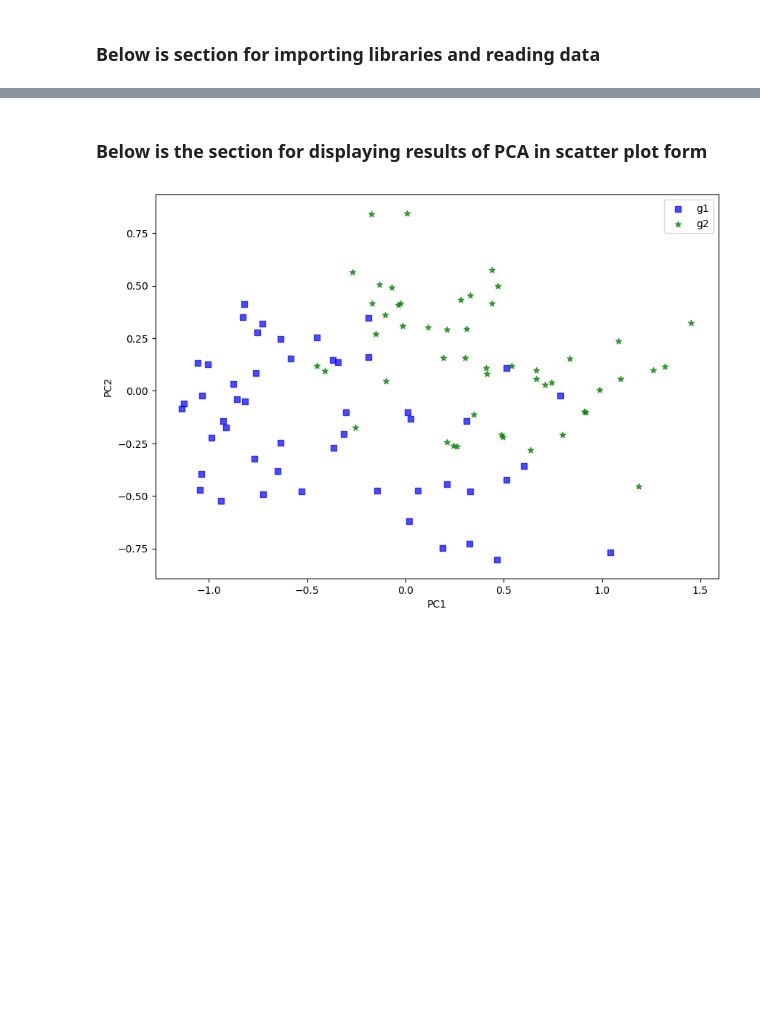
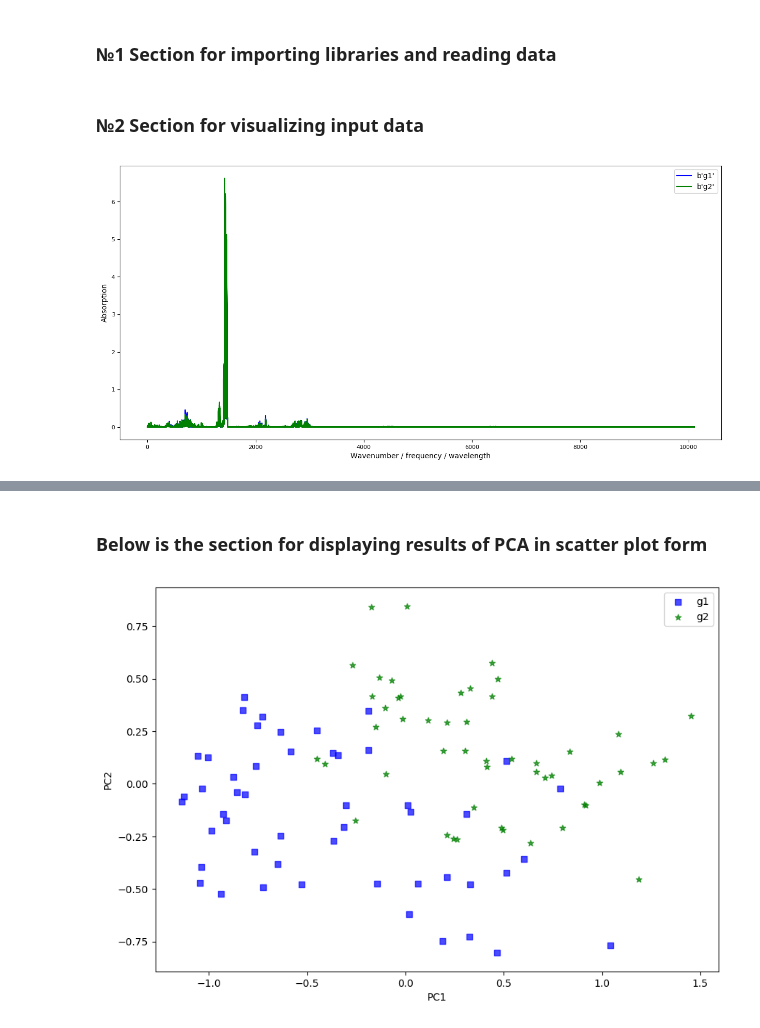
Before and after one commit to thevvp/monograph_test, a Jupyter notebook: PCA_notebook.ipynb, the cells around one changed output, grey strips where cells are left out. Saved outputs shown, nothing was run; the diff lists cells and outputs as text; code cells hidden in the pictures; blank space fills up the shorter version.

```diff
--- a/PCA_notebook.ipynb
+++ b/PCA_notebook.ipynb
@@ -1,3 +1,3 @@
 # %% [markdown]
-### Below is section for importing libraries and reading data
+### №1 Section for importing libraries and reading data
 # %%
@@ -17 +16,31 @@
+# %% [markdown]
+### №2 Section for visualizing input data
+# %%
+def plot_spectra(spectra, labels):
+    unique_labels = np.unique(labels)
+
+    fig = plt.figure(figsize=(15, 7), dpi=100)
+    plt.ylabel('Absorption', fontsize=10)
+    plt.xlabel('Wavenumber / frequency / wavelength', fontsize=10)
+    plt.xticks(fontsize=8)
+    plt.yticks(fontsize=8)
+    c = 1
+    for label in unique_labels:
+        label_indices = (labels[:] == label)
+        label_spectra = spectra[label_indices]
+
+        for spectrum in label_spectra:
+            plt.plot(range(0, len(spectrum)), spectrum, color=colors[len(colors) % c], label=label)
+        c += 1
+
+    legend_handles, legend_labels = plt.gca().get_legend_handles_labels()
+    handle_by_label = dict(zip(legend_labels, legend_handles))
+    plt.legend(handle_by_label.values(), handle_by_label.keys())
+    plt.show()
+
+    return
+
+plot_spectra(spectra, labels)
+# %% [output]
+[figure, added]
 # %% [markdown]
```
Also changed, not shown: parts of 3 cells of this notebook.
